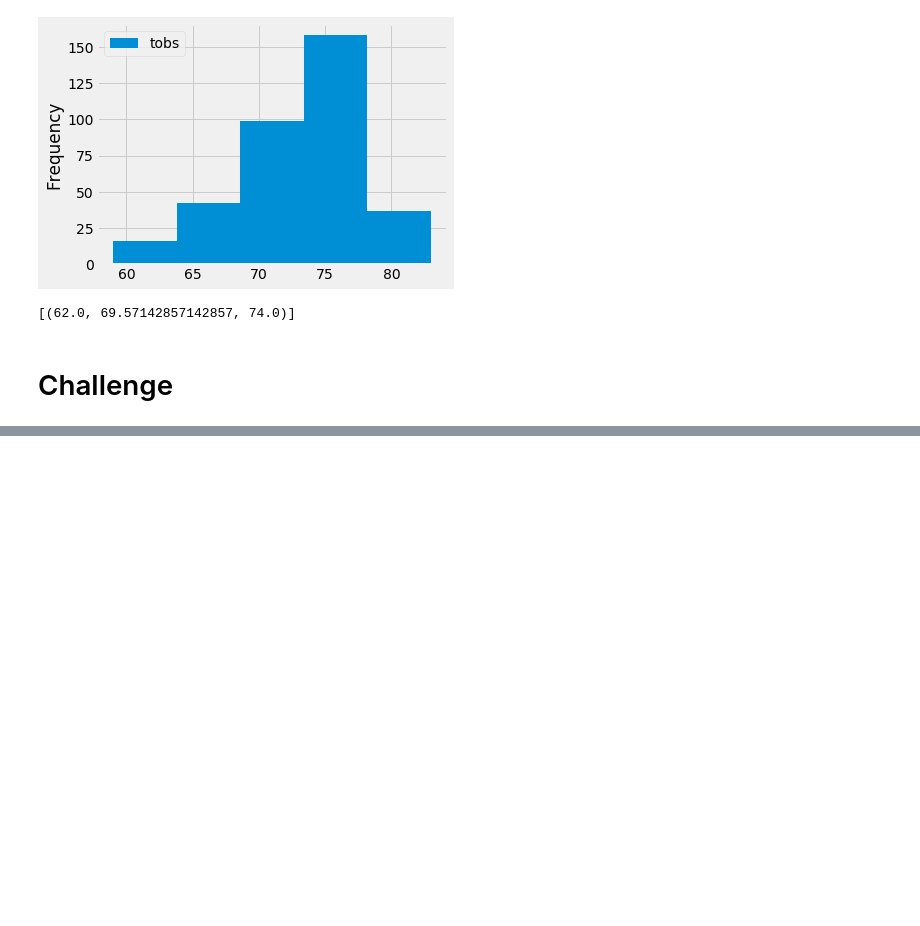
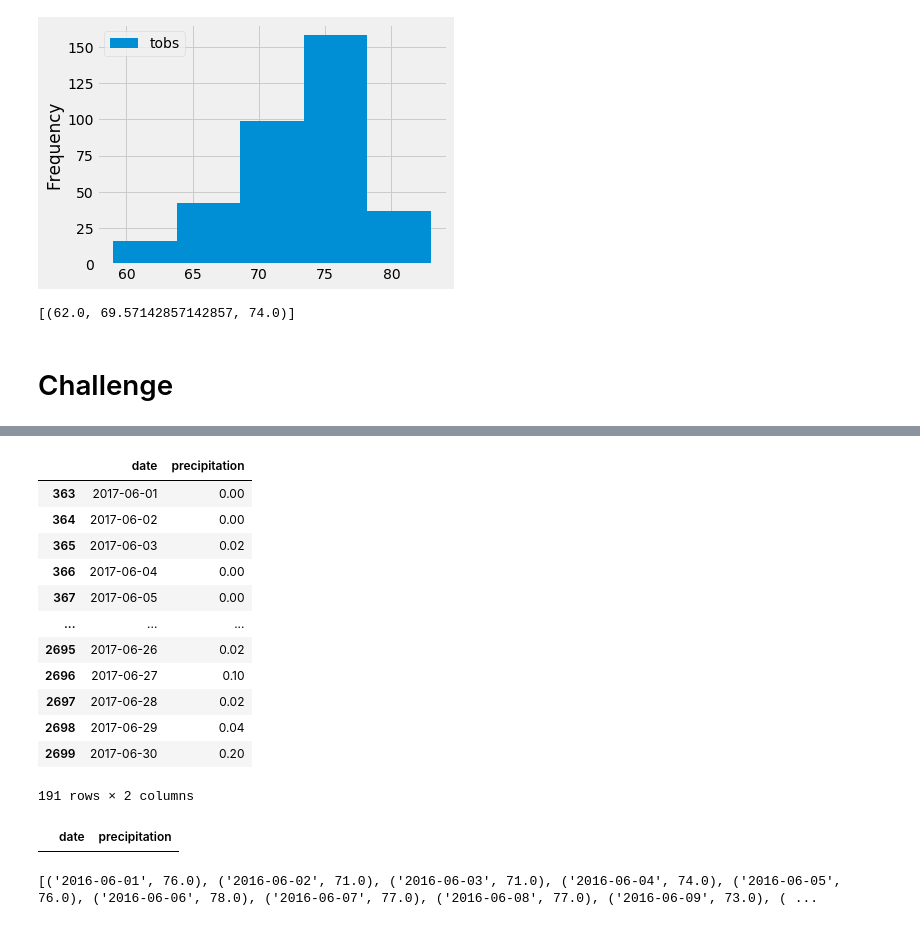
Before and after one commit to Al-Huneidi/surfs_up, a Jupyter notebook: climate_analysis.ipynb, the cells around one changed output, grey strips where cells are left out. Cells and saved outputs as stored; diff of their text form; code cells hidden in the pictures; blank space fills up the shorter version.

```diff
--- a/climate_analysis.ipynb
+++ b/climate_analysis.ipynb
@@ -237,0 +326,44 @@ print(calc_temps('2012-02-28', '2012-03-05'))
+# %%
+# Create dataframe for precipitation in June 2017.
+start_date = "2017-06-01"
+end_date = "2017-06-30"
+after_start_date = prcp_df["date"] >= start_date
+before_end_date = prcp_df["date"] <= end_date
+between_two_dates = after_start_date & before_end_date
+j17p_filtered_dates_df = prcp_df.loc[between_two_dates]
+j17p_filtered_dates_df
+# %% [output]
+|  | date | precipitation |
+| 363 | 2017-06-01 | 0.00 |
+| 364 | 2017-06-02 | 0.00 |
+| 365 | 2017-06-03 | 0.02 |
+| 366 | 2017-06-04 | 0.00 |
+| 367 | 2017-06-05 | 0.00 |
+| ... | ... | ... |
+| 2695 | 2017-06-26 | 0.02 |
+| 2696 | 2017-06-27 | 0.10 |
+| 2697 | 2017-06-28 | 0.02 |
+| 2698 | 2017-06-29 | 0.04 |
+| 2699 | 2017-06-30 | 0.20 |
+191 rows × 2 columns
+# %%
+# Create dataframe for precipitation in December 2017.
+start_date = "2017-12-01"
+end_date = "2017-12-31"
+after_start_date = prcp_df["date"] >= start_date
+before_end_date = prcp_df["date"] <= end_date
+between_two_dates = after_start_date & before_end_date
+d17p_filtered_dates_df = prcp_df.loc[between_two_dates]
+d17p_filtered_dates_df
+# %% [output]
+|  | date | precipitation |
+# %%
+# Gather temperature data for 2016 and 2017.
+dates_temp = dt.date(2017, 6, 1) - dt.timedelta(days=365)
+
+# Perform a query to retrieve the data and precipitation scores and add them to a list.
+dates_tobs = []
+dates_tobs = session.query(Measurement.date, Measurement.tobs).filter(Measurement.date >= dates_temp).all()
+print(dates_tobs)
+# %% [output]
+[('2016-06-01', 76.0), ('2016-06-02', 71.0), ('2016-06-03', 71.0), ('2016-06-04', 74.0), ('2016-06-05', 76.0), ('2016-06-06', 78.0), ('2016-06-07', 77.0), ('2016-06-08', 77.0), ('2016-06-09', 73.0), ( ...
```
Also changed, not shown: parts of 21 cells of this notebook.
